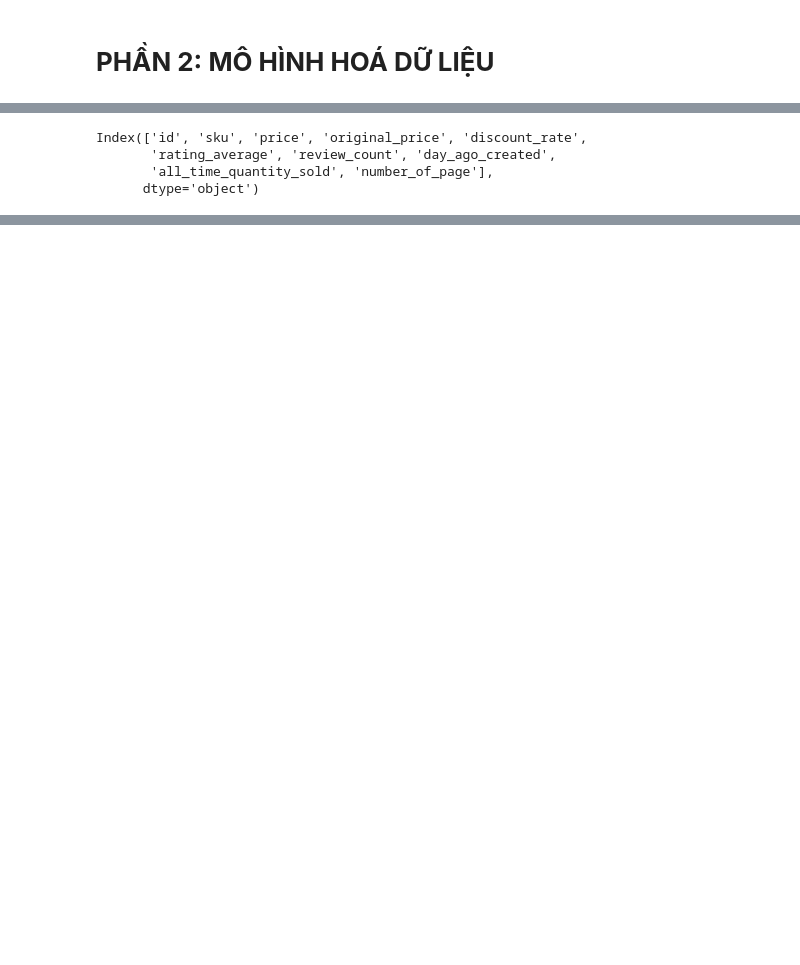
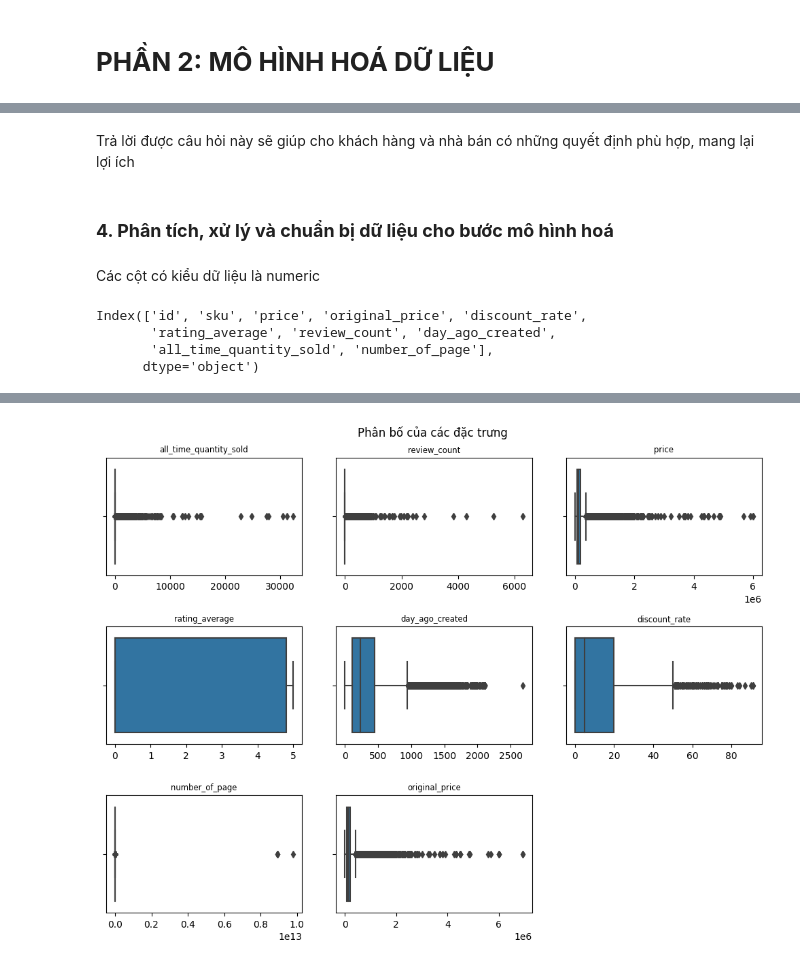
Before and after one commit to Miruku2201/NMKHDL_Final_Project, a Jupyter notebook: models.ipynb, the cells around one changed output, grey strips where cells are left out. Drawn from its saved outputs; the diff is of its cells as text; code cells hidden in the pictures; blank space fills up the shorter version.

```diff
--- a/models.ipynb
+++ b/models.ipynb
@@ -40,3 +47,9 @@ dtype: int64
+# %% [markdown]
+Trả lời được câu hỏi này sẽ giúp cho khách hàng và nhà bán có những quyết định phù hợp, mang lại lợi ích
+# %% [markdown]
+### **4. Phân tích, xử lý và chuẩn bị dữ liệu cho bước mô hình hoá**
+# %% [markdown]
+Các cột có kiểu dữ liệu là numeric
 # %%
 numeric_cols = df.select_dtypes(include=np.number).columns
 numeric_cols
@@ -56,3 +69,19 @@ nume_col_profiles_df
 | missing_ratio | 0.0 | 0.000000e+00 | 0.0 | 0.0 | 0.0 | 0.0 | 0.0 | ... |
 | min | 148562.0 | 1.000110e+12 | 0.0 | 0.0 | 0.0 | 0.0 | 0.0 | ... |
 | max | 207990688.0 | 9.999995e+12 | 6000000.0 | 6950000.0 | 91.0 | 5.0 | 6306.0 | ... |
+# %%
+# df_cont = df.select_dtypes([int,float])
+numeric_df = df[set(numeric_cols) - {'id', 'sku'}]
+
+fig = plt.figure(figsize=(10, 10))
+fig.suptitle('Phân bố của các đặc trưng')
+for i,col in enumerate(numeric_df.columns, 1):
+    ax = plt.subplot(4,3,i)
+    sns.boxplot(data = numeric_df, x=numeric_df[col])
+    plt.xlabel(None)
+    plt.title(col, fontsize='small')
+    plt.tight_layout(w_pad=3)
+
+plt.show()
+# %% [output]
+[figure, added]
```
Also changed, not shown: parts of 21 cells of this notebook.
